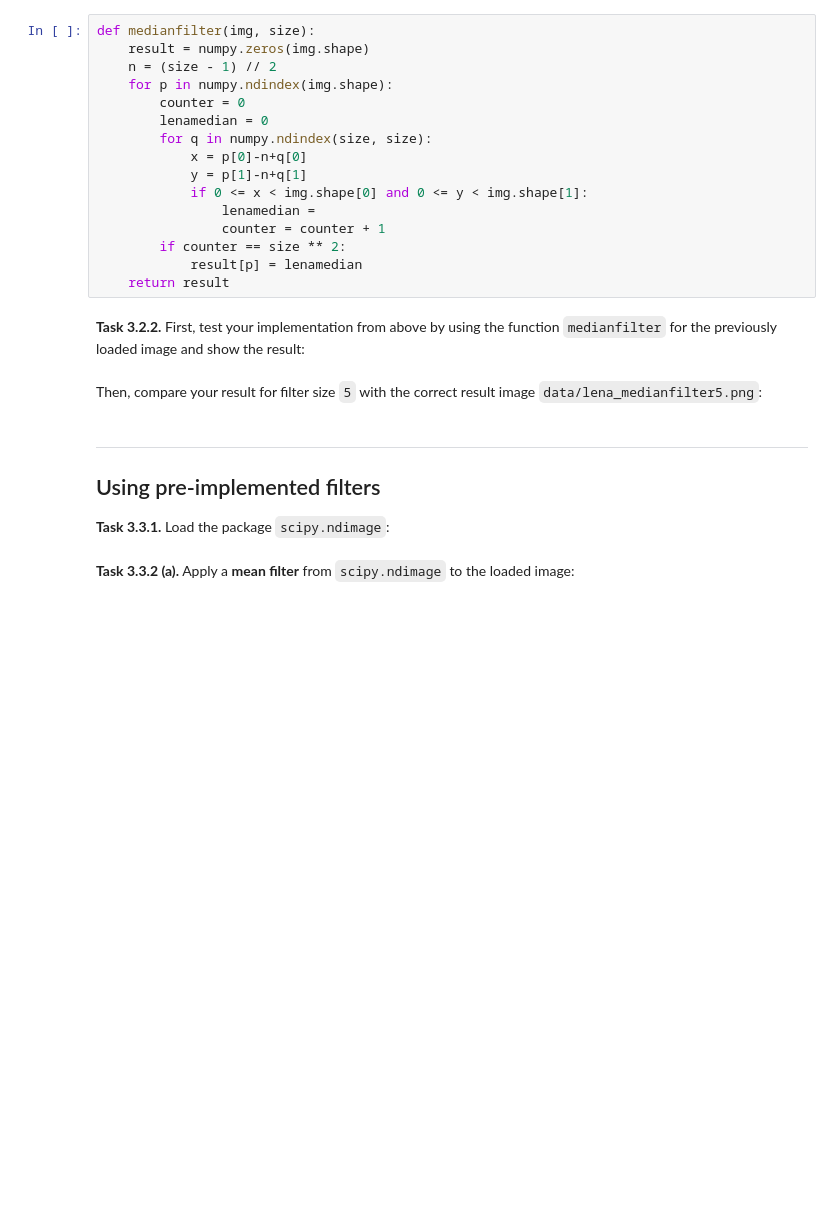
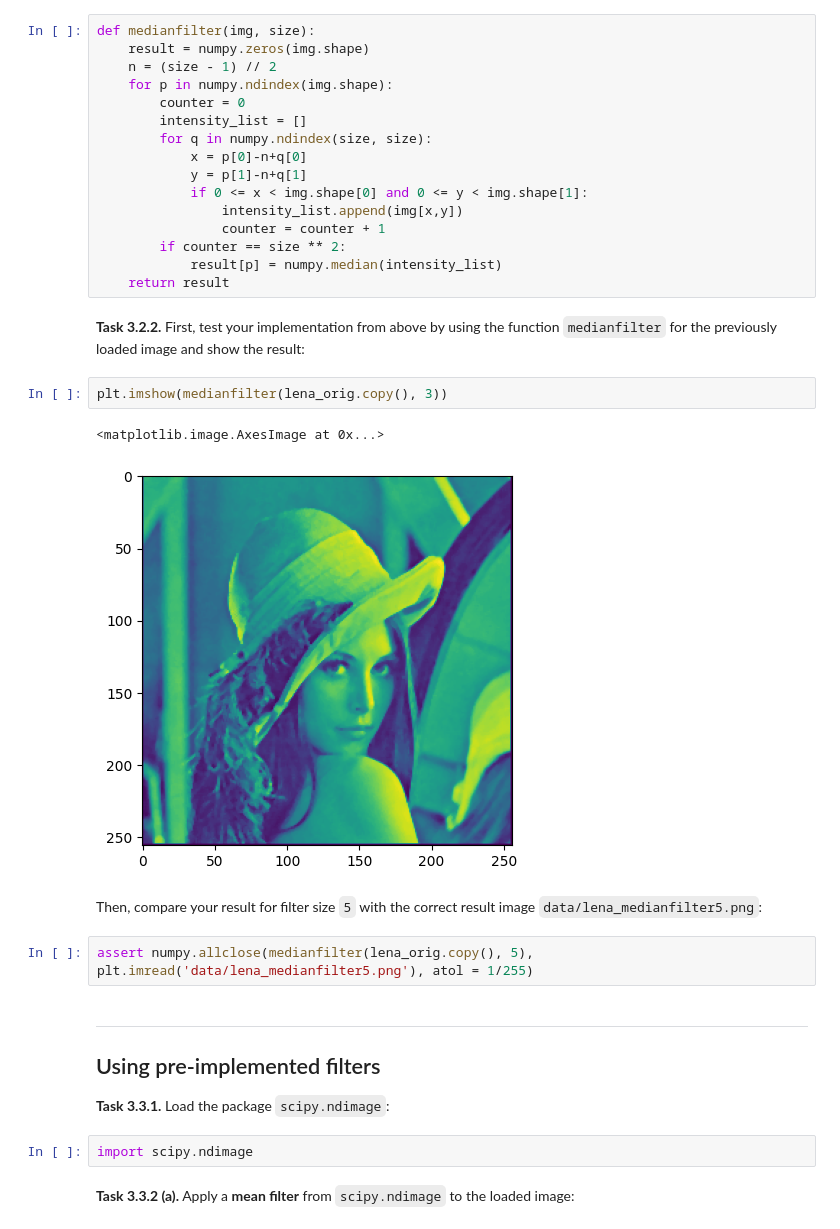
Before and after one commit to PaulEsslinger/mobi-fs3-python, a Jupyter notebook: task3.ipynb, the cells around one changed output. Cells and saved outputs as stored; diff of their text form; blank space fills up the shorter version.

```diff
--- a/task3.ipynb
+++ b/task3.ipynb
@@ -60,25 +57,34 @@ def medianfilter(img, size):
     n = (size - 1) // 2
     for p in numpy.ndindex(img.shape):
         counter = 0
-        lenamedian = 0
+        intensity_list = []
         for q in numpy.ndindex(size, size):
             x = p[0]-n+q[0]
             y = p[1]-n+q[1]
             if 0 <= x < img.shape[0] and 0 <= y < img.shape[1]:
-                lenamedian =
+                intensity_list.append(img[x,y])
                 counter = counter + 1
         if counter == size ** 2:
-            result[p] = lenamedian
+            result[p] = numpy.median(intensity_list)
     return result
 # %% [markdown]
 **<a id="#">Task 3.2.2.</a>** First, test your implementation from above by using the function `medianfilter` for the previously loaded image and show the result:
+# %%
+plt.imshow(medianfilter(lena_orig.copy(), 3))
+# %% [output]
+<matplotlib.image.AxesImage at 0x...>
+[figure, added]
 # %% [markdown]
 Then, compare your result for filter size `5` with the correct result image `data/lena_medianfilter5.png`:
+# %%
+assert numpy.allclose(medianfilter(lena_orig.copy(), 5), plt.imread('data/lena_medianfilter5.png'), atol = 1/255)
 # %% [markdown]
 ---
 
 ## Using pre-implemented filters
 
 **<a id="#">Task 3.3.1.</a>** Load the package `scipy.ndimage`:
+# %%
+import scipy.ndimage
 # %% [markdown]
 **<a id="#">Task 3.3.2 (a).</a>** Apply a **mean filter** from `scipy.ndimage` to the loaded image:
```
Also changed, not shown: parts of 11 cells of this notebook.
